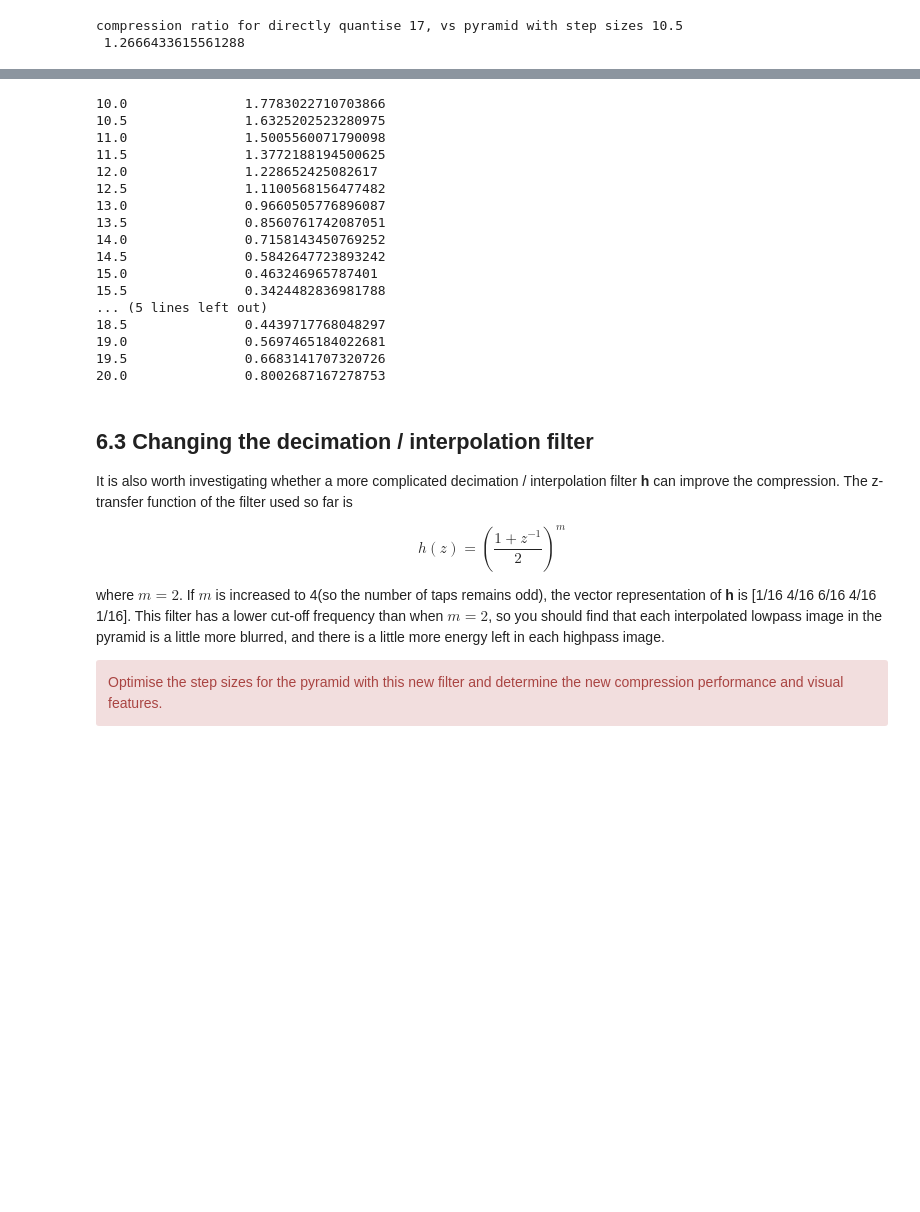
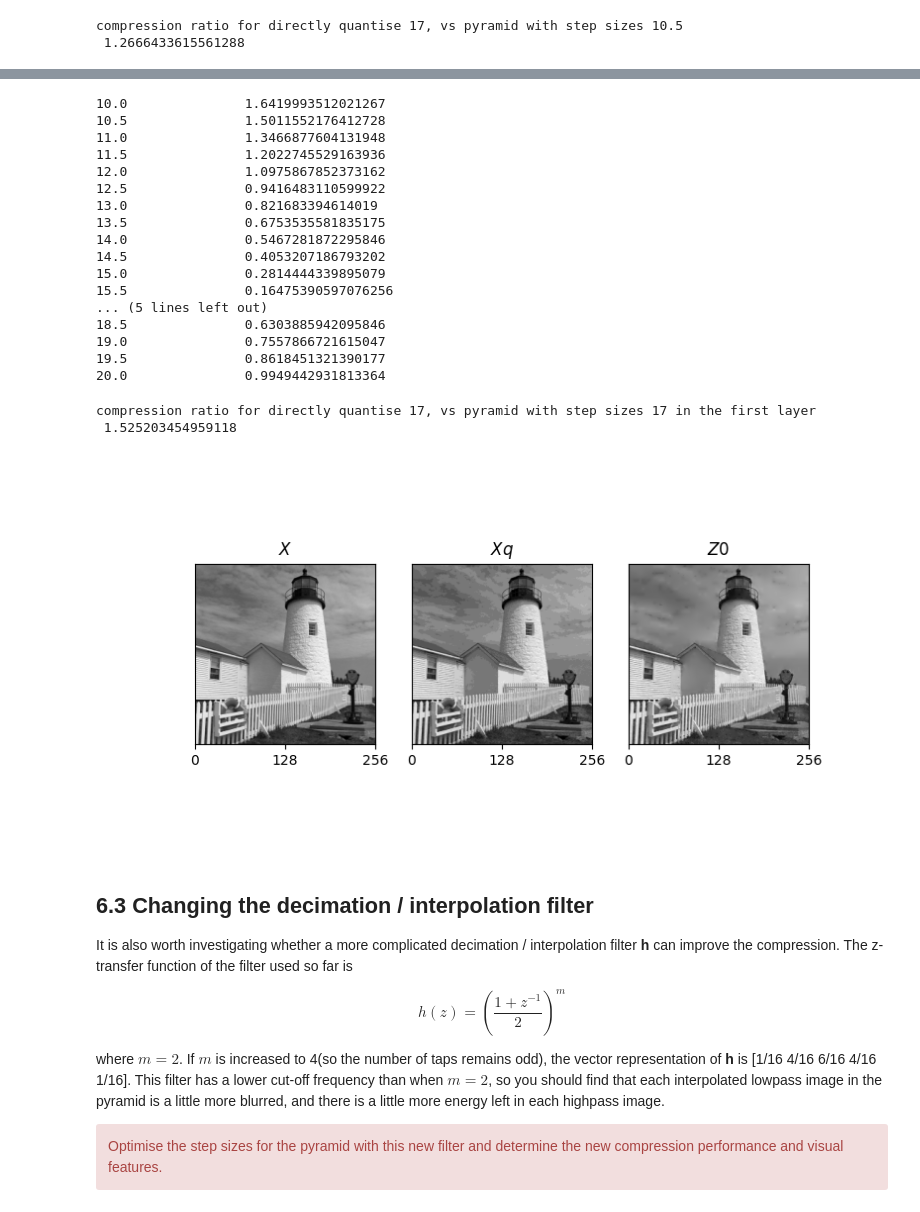
Before and after one commit to AndrewKeYanzhe/cued_sf2_lab, a Jupyter notebook: 6-laplacian-pyramid.ipynb, the cells around one changed output, grey strips where cells are left out. Cells and saved outputs as stored; diff of their text form; code cells hidden in the pictures; blank space fills up the shorter version.

```diff
--- a/6-laplacian-pyramid.ipynb
+++ b/6-laplacian-pyramid.ipynb
@@ -510,6 +508,8 @@ compression ratio for directly quantise 17, vs pyramid with step sizes 10.5
  1.2666433615561288
 # %%
 # Find the step size ratios for equal MSE
+
+h = 0.25*np.array([1, 2, 1])
 
 energies=[]
 
@@ -626,22 +626,22 @@ decimal_range = np.arange(10, 20.5, 0.5)
 for i in decimal_range:
     print(i,"             ",abs(f(i)))
 
-#step size of 17 in the first layer is the best for pyramid, to achieve same error as direct quantisation 17
+#step size of 16 in the first layer is the best for pyramid, to achieve same error as direct quantisation 17
 # %% [output]
-10.0               1.7783022710703866
-10.5               1.6325202523280975
-11.0               1.5005560071790098
-11.5               1.3772188194500625
-12.0               1.228652425082617
-12.5               1.1100568156477482
-13.0               0.9660505776896087
-13.5               0.8560761742087051
-14.0               0.7158143450769252
-14.5               0.5842647723893242
-15.0               0.463246965787401
-15.5               0.3424482836981788
+10.0               1.6419993512021267
+10.5               1.5011552176412728
+11.0               1.3466877604131948
+11.5               1.2022745529163936
+12.0               1.0975867852373162
+12.5               0.9416483110599922
+13.0               0.821683394614019
+13.5               0.6753535581835175
+14.0               0.5467281872295846
+14.5               0.4053207186793202
+15.0               0.2814444339895079
+15.5               0.16475390597076256
 ... (5 lines left out)
-18.5               0.4439717768048297
-19.0               0.5697465184022681
-19.5               0.6683141707320726
-20.0               0.8002687167278753
+18.5               0.6303885942095846
+19.0               0.7557866721615047
+19.5               0.8618451321390177
+20.0               0.9949442931813364
@@ -650,3 +648,45 @@ for i in decimal_range:
+# %%
+# Find the compression ratios for equal mse
+
+# Find the compression ratios for constant step sizes
+X, cmaps_dict = load_mat_img(img='lighthouse.mat', img_info='X', cmap_info={'map', 'map2'})
+
+
+# def total_bits(image):
+#     return bpp(image)*image.shape[0]*image.shape[1]
+
+step_size=16 #from before. this is step size for 1st layer
+
+X_q_total_bits = bpp(quantise(X,17))*X.shape[0]*X.shape[1]
+
+
+Y0, Y1, Y2, Y3, X4 = py4enc(X, h)
+
+Y0_q=quantise(Y0,step_size*step_ratios[0])
+Y1_q=quantise(Y1,step_size*step_ratios[1])
+Y2_q=quantise(Y2,step_size*step_ratios[2])
+Y3_q=quantise(Y3,step_size*step_ratios[3])
+X4_q=quantise(X4,step_size*step_ratios[4])
+
+Z3_recon, Z2_recon, Z1_recon, Z0_recon = py4dec(Y0_q, Y1_q, Y2_q, Y3_q, X4_q, h)
+compressed_total_bits=total_bits(Y0_q)+total_bits(Y1_q)+total_bits(Y2_q)+total_bits(Y3_q)+total_bits(X4_q)
+
+compression_ratio = X_q_total_bits/compressed_total_bits
+print("compression ratio for directly quantise 17, vs pyramid with step sizes 17 in the first layer \n", compression_ratio)
+# %% [output]
+compression ratio for directly quantise 17, vs pyramid with step sizes 17 in the first layer
+ 1.525203454959118
+# %%
+titles = ["X","Xq","Z0"]
+imgs = [X,X_q,Z0_recon]
+fig, axs = plt.subplots(1, 3, figsize=(8, 4),
+                        gridspec_kw=dict(width_ratios=[img.shape[0] for img in imgs]))
+
+for ax, img, title in zip(axs, imgs, titles):
+    plot_image(img, ax=ax)
+    ax.set(yticks=[], title=f'${title}$')
+# %% [output]
+[figure, added]
 # %% [markdown]
 ## 6.3 Changing the decimation / interpolation filter
 It is also worth investigating whether a more complicated decimation / interpolation filter **h** can improve the compression. The z-transfer function of the filter used so far is
```
Also changed, not shown: parts of 4 cells of this notebook.
